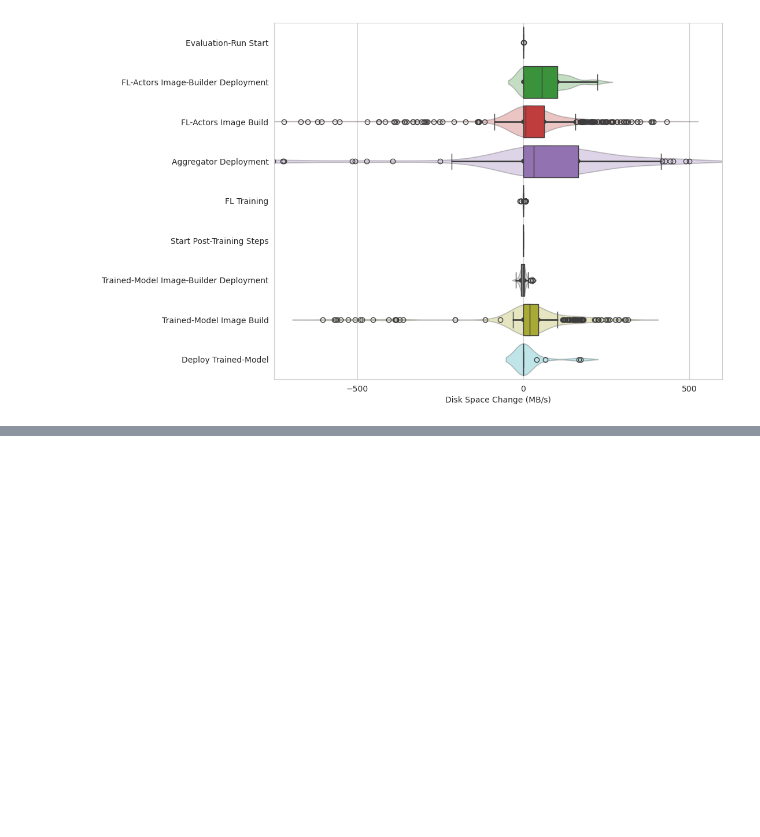
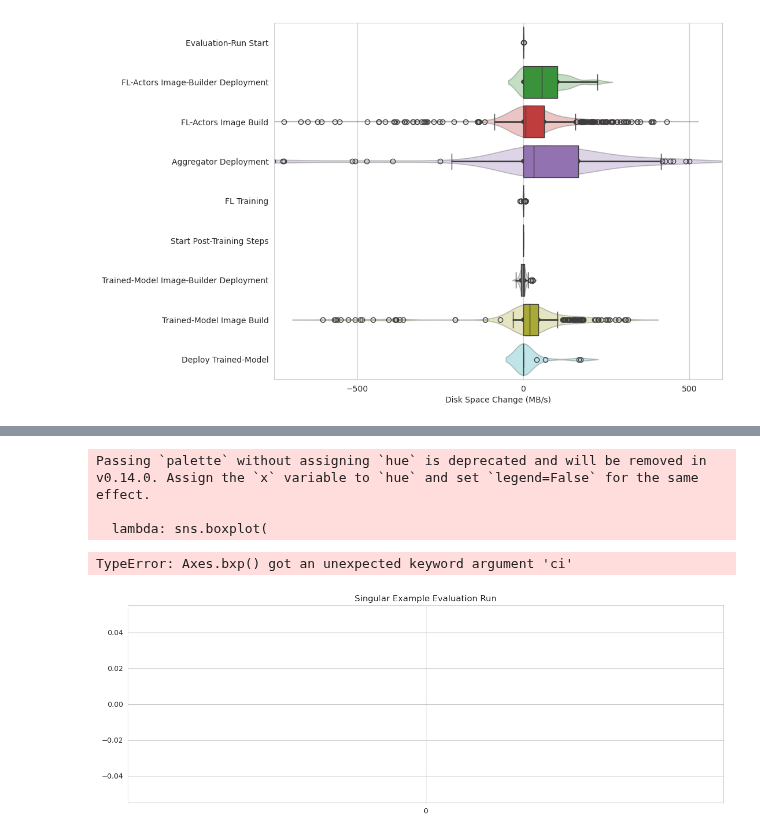
Before and after one commit to oakestra/oakestra-cli, a Jupyter notebook: oak_cli/evaluation/addons/flops/evaluations/1_simplest/notebooks/disk.ipynb, the cells around one changed output, grey strips where cells are left out. Saved outputs shown, nothing was run; the diff lists cells and outputs as text; code cells hidden in the pictures; blank space fills up the shorter version.

Commit message:
Finished the disk notebook

```diff
--- a/oak_cli/evaluation/addons/flops/evaluations/1_simplest/notebooks/disk.ipynb
+++ b/oak_cli/evaluation/addons/flops/evaluations/1_simplest/notebooks/disk.ipynb
@@ -143,0 +41,45 @@ TypeError: Axes.bxp() got an unexpected keyword argument 'ci'
+# %%
+max_y = singular_run_df[DISK_LAST_KEY].max()
+_test = singular_run_df.copy()
+_test[["Disk MB/s"]] = round(_test[[DISK_LAST_KEY]] / 5, 0)
+_test.reset_index(inplace=True)
+_test[TIME_START_KEY] = round(_test[TIME_START_KEY]).astype(int)
+_test.set_index(TIME_START_KEY, inplace=True)
+
+
+
+from oak_cli.evaluation.addons.flops.utils.stages.auxiliary import (
+    get_stage_color_mapping,
+)
+
+stage_color_map = get_stage_color_mapping(use_stage_names_as_keys=True)
+
+test_dict = {}
+for i, row in _test.iterrows():
+    color = stage_color_map[row[STAGE_KEY]]
+    test_dict[str(i)] = color
+
+
+draw_graph(
+    size=(15,5),
+    title="Singular Example Evaluation Run",
+    data=_test[[CPU_KEY, STAGE_KEY]],
+    plot_functions=[
+        lambda: sns.boxplot(
+        #lambda: sns.barplot(
+            data=_test,
+            x=TIME_START_KEY,
+            y="Disk MB/s",
+            palette=test_dict,
+            ci=None,
+            #ci=,
+        )
+    ],
+    y_label="Disk Space Change Between Measurements (MB)",
+)
+# %% [output]
+Passing `palette` without assigning `hue` is deprecated and will be removed in v0.14.0. Assign the `x` variable to `hue` and set `legend=False` for the same effect.
+
+  lambda: sns.boxplot(
+TypeError: Axes.bxp() got an unexpected keyword argument 'ci'
+[figure, added]
```
Also changed, not shown: parts of 5 cells of this notebook, 6 other files.
